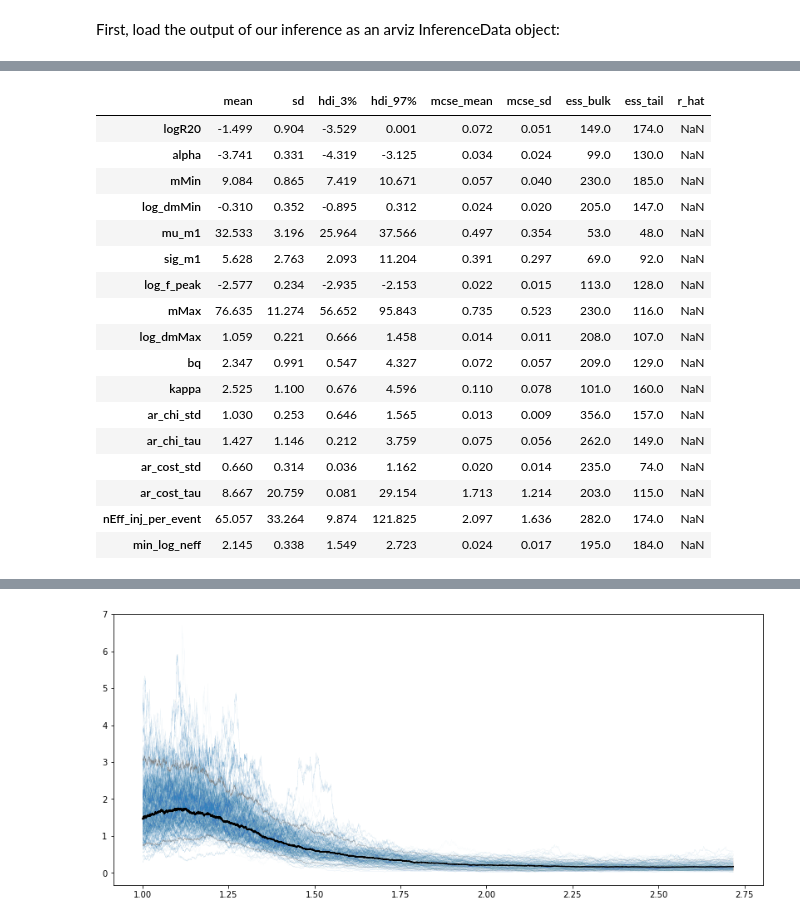
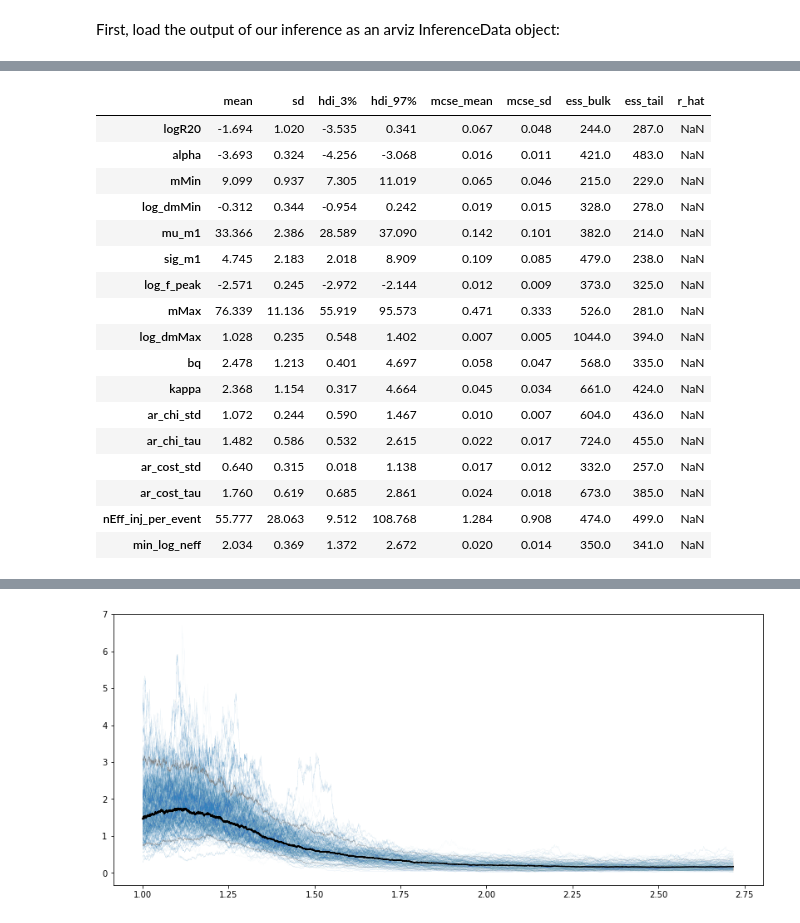
Before and after one commit to tcallister/autoregressive-bbh-inference, a Jupyter notebook: data/inspect_ar_chi_cost.ipynb, the cells around one changed output, grey strips where cells are left out. Cells and saved outputs as stored; diff of their text form; code cells hidden in the pictures.

```diff
--- a/data/inspect_ar_chi_cost.ipynb
+++ b/data/inspect_ar_chi_cost.ipynb
@@ -9,7 +9,7 @@ az.rcParams["plot.max_subplots"] = 80
 # %% [markdown]
 First, load the output of our inference as an arviz InferenceData object:
 # %%
-data = az.from_netcdf("ar_chi_cost.cdf")
+data = az.from_netcdf("ar_chi_cost_TransformedUniform.cdf")
 az.summary(data,["logR20",
                  "alpha",
                  "mMin",
@@ -32,21 +32,21 @@ arviz - WARNING - Shape validation failed: input_shape: (1, 200), minimum_shape:
 |  | mean | sd | hdi_3% | hdi_97% | mcse_mean | mcse_sd | ess_bulk | ess_tail | r_hat |
-| logR20 | -1.499 | 0.904 | -3.529 | 0.001 | 0.072 | 0.051 | 149.0 | 174.0 | NaN |
-| alpha | -3.741 | 0.331 | -4.319 | -3.125 | 0.034 | 0.024 | 99.0 | 130.0 | NaN |
-| mMin | 9.084 | 0.865 | 7.419 | 10.671 | 0.057 | 0.040 | 230.0 | 185.0 | NaN |
-| log_dmMin | -0.310 | 0.352 | -0.895 | 0.312 | 0.024 | 0.020 | 205.0 | 147.0 | NaN |
-| mu_m1 | 32.533 | 3.196 | 25.964 | 37.566 | 0.497 | 0.354 | 53.0 | 48.0 | NaN |
-| sig_m1 | 5.628 | 2.763 | 2.093 | 11.204 | 0.391 | 0.297 | 69.0 | 92.0 | NaN |
-| log_f_peak | -2.577 | 0.234 | -2.935 | -2.153 | 0.022 | 0.015 | 113.0 | 128.0 | NaN |
-| mMax | 76.635 | 11.274 | 56.652 | 95.843 | 0.735 | 0.523 | 230.0 | 116.0 | NaN |
-| log_dmMax | 1.059 | 0.221 | 0.666 | 1.458 | 0.014 | 0.011 | 208.0 | 107.0 | NaN |
-| bq | 2.347 | 0.991 | 0.547 | 4.327 | 0.072 | 0.057 | 209.0 | 129.0 | NaN |
-| kappa | 2.525 | 1.100 | 0.676 | 4.596 | 0.110 | 0.078 | 101.0 | 160.0 | NaN |
-| ar_chi_std | 1.030 | 0.253 | 0.646 | 1.565 | 0.013 | 0.009 | 356.0 | 157.0 | NaN |
-| ar_chi_tau | 1.427 | 1.146 | 0.212 | 3.759 | 0.075 | 0.056 | 262.0 | 149.0 | NaN |
-| ar_cost_std | 0.660 | 0.314 | 0.036 | 1.162 | 0.020 | 0.014 | 235.0 | 74.0 | NaN |
-| ar_cost_tau | 8.667 | 20.759 | 0.081 | 29.154 | 1.713 | 1.214 | 203.0 | 115.0 | NaN |
-| nEff_inj_per_event | 65.057 | 33.264 | 9.874 | 121.825 | 2.097 | 1.636 | 282.0 | 174.0 | NaN |
-| min_log_neff | 2.145 | 0.338 | 1.549 | 2.723 | 0.024 | 0.017 | 195.0 | 184.0 | NaN |
+| logR20 | -1.694 | 1.020 | -3.535 | 0.341 | 0.067 | 0.048 | 244.0 | 287.0 | NaN |
+| alpha | -3.693 | 0.324 | -4.256 | -3.068 | 0.016 | 0.011 | 421.0 | 483.0 | NaN |
+| mMin | 9.099 | 0.937 | 7.305 | 11.019 | 0.065 | 0.046 | 215.0 | 229.0 | NaN |
+| log_dmMin | -0.312 | 0.344 | -0.954 | 0.242 | 0.019 | 0.015 | 328.0 | 278.0 | NaN |
+| mu_m1 | 33.366 | 2.386 | 28.589 | 37.090 | 0.142 | 0.101 | 382.0 | 214.0 | NaN |
+| sig_m1 | 4.745 | 2.183 | 2.018 | 8.909 | 0.109 | 0.085 | 479.0 | 238.0 | NaN |
+| log_f_peak | -2.571 | 0.245 | -2.972 | -2.144 | 0.012 | 0.009 | 373.0 | 325.0 | NaN |
+| mMax | 76.339 | 11.136 | 55.919 | 95.573 | 0.471 | 0.333 | 526.0 | 281.0 | NaN |
+| log_dmMax | 1.028 | 0.235 | 0.548 | 1.402 | 0.007 | 0.005 | 1044.0 | 394.0 | NaN |
+| bq | 2.478 | 1.213 | 0.401 | 4.697 | 0.058 | 0.047 | 568.0 | 335.0 | NaN |
+| kappa | 2.368 | 1.154 | 0.317 | 4.664 | 0.045 | 0.034 | 661.0 | 424.0 | NaN |
+| ar_chi_std | 1.072 | 0.244 | 0.590 | 1.467 | 0.010 | 0.007 | 604.0 | 436.0 | NaN |
+| ar_chi_tau | 1.482 | 0.586 | 0.532 | 2.615 | 0.022 | 0.017 | 724.0 | 455.0 | NaN |
+| ar_cost_std | 0.640 | 0.315 | 0.018 | 1.138 | 0.017 | 0.012 | 332.0 | 257.0 | NaN |
+| ar_cost_tau | 1.760 | 0.619 | 0.685 | 2.861 | 0.024 | 0.018 | 673.0 | 385.0 | NaN |
+| nEff_inj_per_event | 55.777 | 28.063 | 9.512 | 108.768 | 1.284 | 0.908 | 474.0 | 499.0 | NaN |
+| min_log_neff | 2.034 | 0.369 | 1.372 | 2.672 | 0.020 | 0.014 | 350.0 | 341.0 | NaN |
 # %%
 az.plot_trace(data,
               ["logR20",
```
Also changed, not shown: parts of 2 cells of this notebook, 3 other files.
